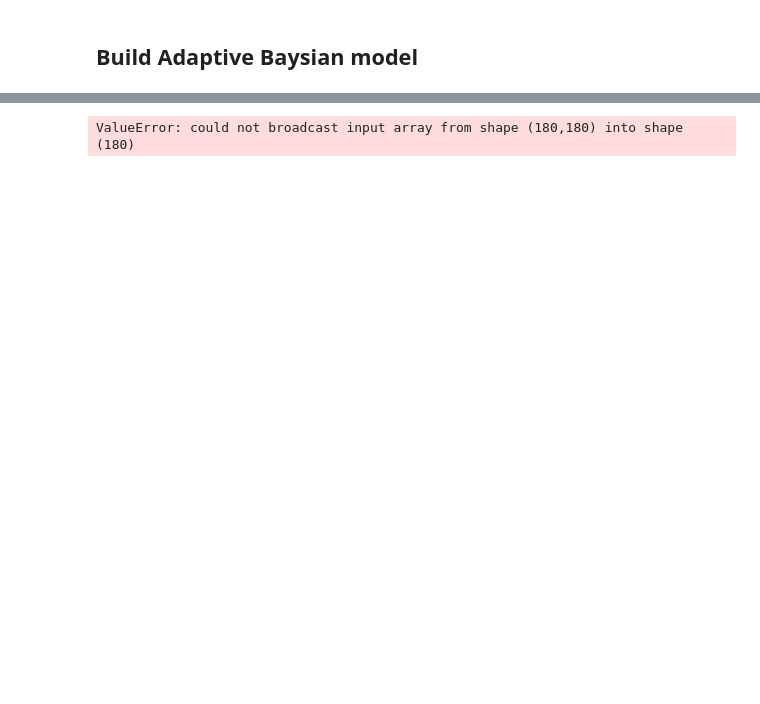
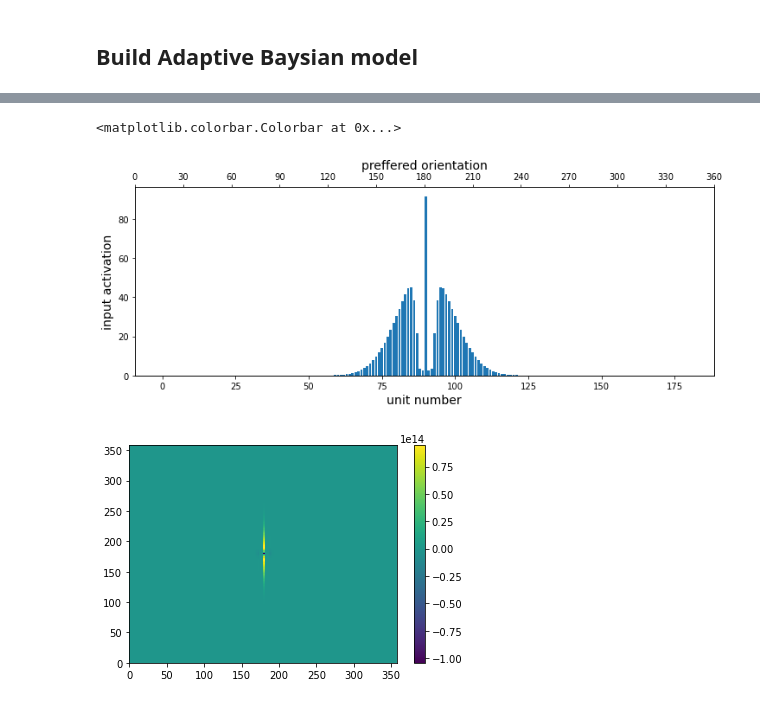
Before and after one commit to mwprestonjr/verstynen_2011_rpl, a Jupyter notebook: notebooks/verstynen_2011.ipynb, the cells around one changed output, grey strips where cells are left out. Saved outputs shown, nothing was run; the diff lists cells and outputs as text; code cells hidden in the pictures; blank space fills up the shorter version.

```diff
--- a/notebooks/verstynen_2011.ipynb
+++ b/notebooks/verstynen_2011.ipynb
@@ -236,48 +253,27 @@ plt.show()
-# %%
-# This dont work...
-# I am not sure how to update both the firing ates and the weight matrix.
-# The error message suggests that it may be because these variables are different dimensions
-
-
-def adaptive_bayesian(y, t, theta, preference):
-    firing_rate, weights = y
-
-    # calc total activation
-    activation = total_activation(firing_rate, weights, theta, preference)
-
-    # normalize activation
-    firing_rate = norm_activation(activation)
-
-    # update weights
-    weights = update_weights(weights, firing_rate)
-
-    # update values to return
-    dy = [firing_rate, weights]
-
-    return dy
-
-# initial conditions
-y0 = [np.zeros_like(preference), np.zeros_like(W)]
-
-# solve
-sol = odeint(adaptive_bayesian, y0, t, args=(THETA, preference))
-
-
-# plot results
-plt.figure(figsize=[12,8])
-plt.plot(t, sol, 'grey', linewidth=0.2)
-plt.xlabel('iteration [t]', fontsize=14)
-plt.ylabel('activation', fontsize=14)
-plt.title('each line represents a unit', fontsize=16)
-plt.show()
-
-
-fig, ax = plt.subplots(1,5, figsize=[12,6], sharey='all')
-ax[0].set(ylabel='unit count')
-for i in range(n_iterations):
-    ax[i].hist(sol[i])
-    ax[i].set(xlabel='activation')
-    ax[i].set(title='iteration: %d' %i)
-plt.show()
-# %% [output]
-ValueError: could not broadcast input array from shape (180,180) into shape (180)
+# %%
+# plot final firing rates, and weight
+
+# plot firing rates
+# create figure
+fig = plt.figure(figsize=[12,4])
+ax1 = fig.add_subplot(111)
+ax2 = ax1.twiny()
+# plot data
+ax1.bar(np.arange(180), firing_rates[5])
+# label plot
+ax1.set_xlabel('unit number', fontsize=14)
+ax1.set_ylabel('input activation', fontsize=14)
+# add second x label
+xx = np.linspace(0,360,13)
+ax2.set_xticks(xx)
+ax2.set_xticklabels([str(int(x)) for x in xx] )
+ax2.set_xlabel('preffered orientation', fontsize=14)
+
+# plot final weights
+plt.figure()
+plt.pcolormesh(preference, preference, weights[5])
+plt.colorbar()
+# %% [output]
+<matplotlib.colorbar.Colorbar at 0x...>
+[figure, added]
+[figure, added]
```
Also changed, not shown: parts of 9 cells of this notebook.
